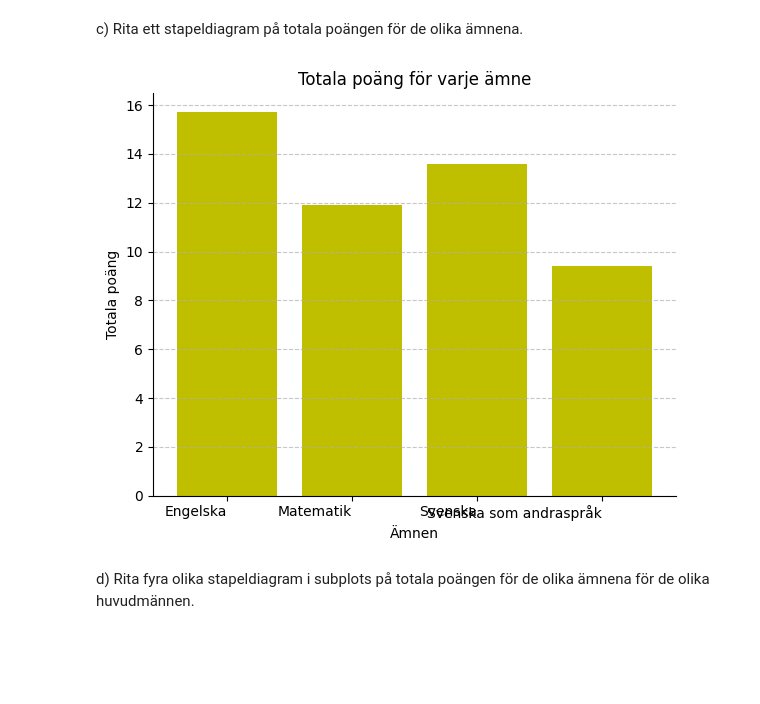
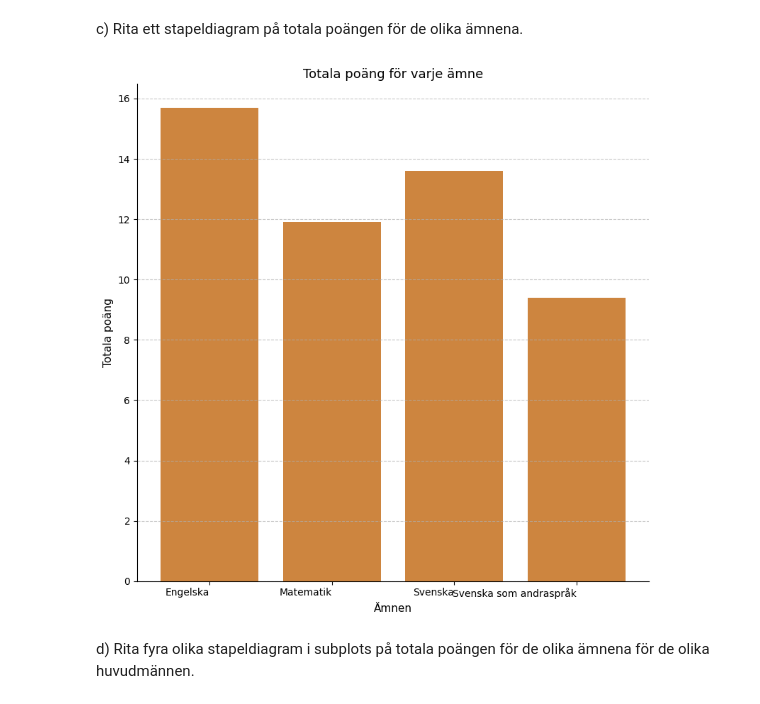
Before and after one commit to LouiseLuoto/Python-Louise-Luoto-OPA23, a Jupyter notebook: Laboration2/code.ipynb, the cells around one changed output. Drawn from its saved outputs; the diff is of its cells as text; code cells hidden in the pictures; blank space fills up the shorter version.

Commit message:
change of color and fontsize

```diff
--- a/Laboration2/code.ipynb
+++ b/Laboration2/code.ipynb
@@ -56,37 +56,37 @@ c) Rita ett stapeldiagram på totala poängen för de olika ämnena.
 # %%
 import matplotlib.pyplot as plt
 
 def plot_total_points(df_dict):
     subjects = list(df_dict.keys())
     total_points = []
 
     for subject in subjects:
         # Ignore the last sheet "Rapportbeskrivning och def"
         if subject != "Rapportbeskrivning och def.":
             try:
                 # Extract total point from DataFrame for specific subject
                 total_point = float(df_dict[subject].loc[0]["Totalt (poäng)"])
                 total_points.append(total_point)
             except (ValueError, KeyError):
                 # If column doesn't exist or the value can't convert to float. Set value to 0.
                 total_points.append(0)
 
-    plt.figure(figsize=(6, 5))
+    plt.figure(figsize=(8, 8))
     # Ignore last sheet
-    plt.bar(subjects[:-1], total_points, color='y')
-    plt.title('Totala poäng för varje ämne')
-    plt.xlabel('Ämnen')
-    plt.ylabel('Totala poäng')
+    plt.bar(subjects[:-1], total_points, color='peru')
+    plt.title('Totala poäng för varje ämne', fontsize=13)
+    plt.xlabel('Ämnen', fontsize=11)
+    plt.ylabel('Totala poäng', fontsize=11)
     plt.grid(axis='y', linestyle='--', alpha=0.7)
     # Delete top and right spine
     plt.gca().spines[['top', 'right']].set_visible(False)
     plt.xticks(rotation=0, ha="right")
     plt.tight_layout(rect=[0, 0, 1, 1])
     plt.show()
 
 plot_total_points(df_riket)
 # %% [output]
-[figure, old version]
+[figure, new version]
 # %% [markdown]
 d) Rita fyra olika stapeldiagram i subplots på totala poängen för de olika ämnena för de olika huvudmännen.
 # %%
```
Also changed, not shown: parts of 1 cell of this notebook.
